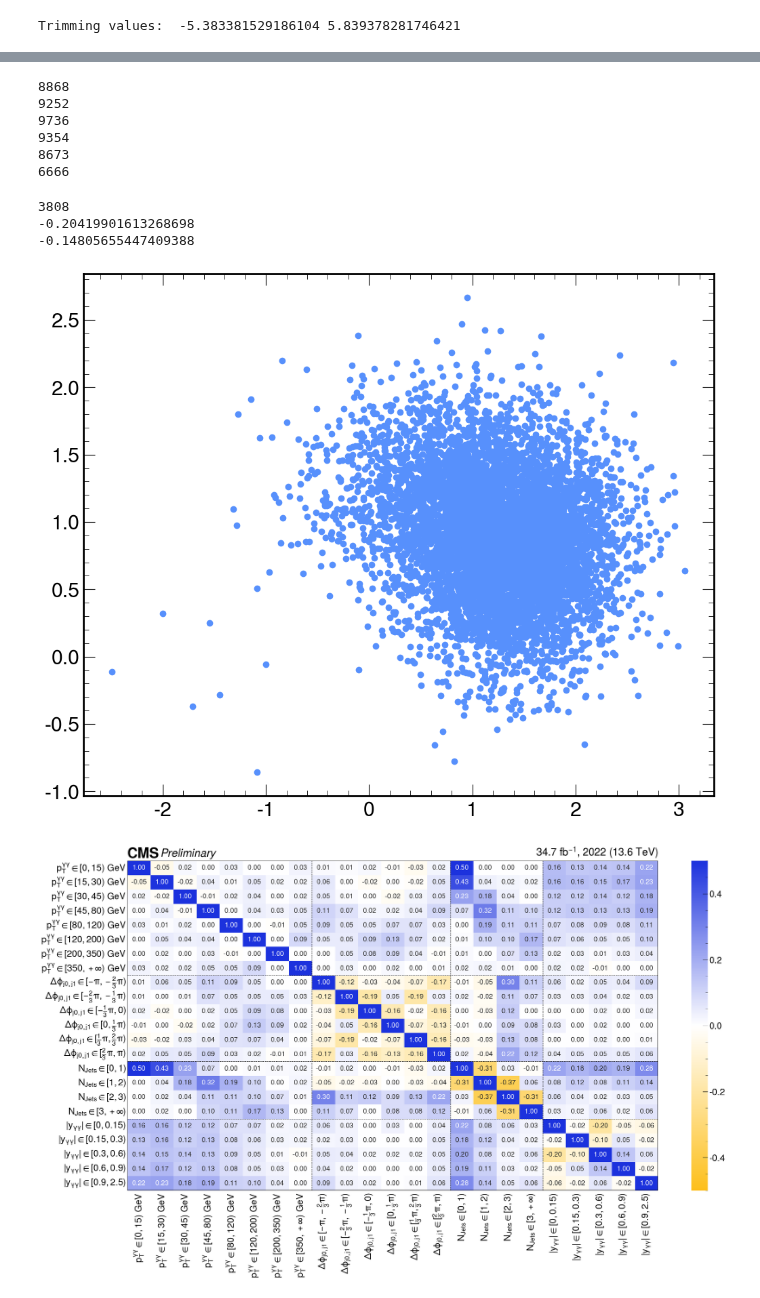
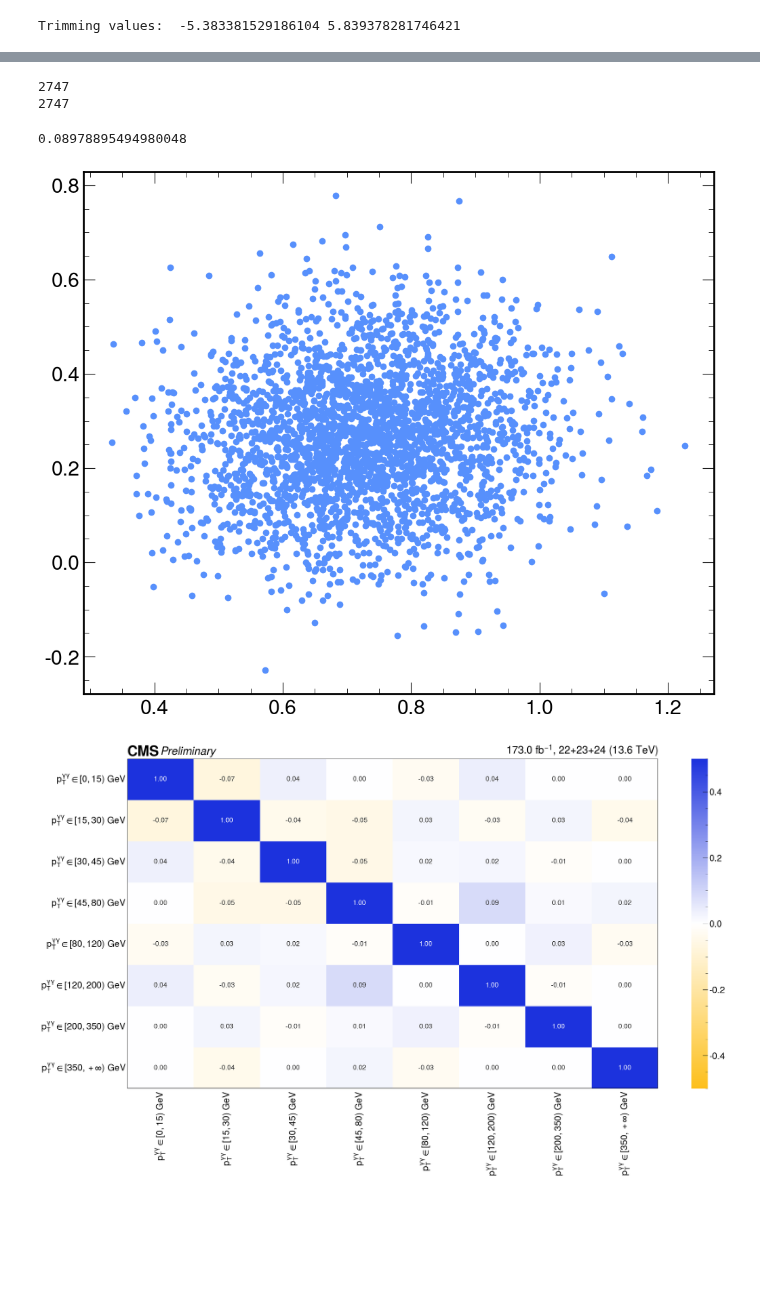
Before and after one commit to JaLuka98/flashggFinalFit, a Jupyter notebook: Replicas/corr_matrix/corr_matrix_simultan.ipynb, the cells around one changed output, grey strips where cells are left out. Drawn from its saved outputs; the diff is of its cells as text; code cells hidden in the pictures; blank space fills up the shorter version.

```diff
--- a/Replicas/corr_matrix/corr_matrix_simultan.ipynb
+++ b/Replicas/corr_matrix/corr_matrix_simultan.ipynb
@@ -386,25 +403,25 @@ df_rapidity_clean_untrimmed = df_rapidity_untrimmed[valid_rows_untrimmed]
 # mask_pth = (df_PTH != -999).all(axis=1)
 mask_pth = (df_PTH_untrimmed != -999).all(axis=1)
 
-# # Mask for df_NJ (True = valid, False = -999)
-# mask_nj = (df_NJ != -999).all(axis=1)
-mask_nj = (df_NJ_untrimmed != -999).all(axis=1)
+# # # Mask for df_NJ (True = valid, False = -999)
+# # mask_nj = (df_NJ != -999).all(axis=1)
+# mask_nj = (df_NJ_untrimmed != -999).all(axis=1)
 
-# # Mask for df_PTJ0 (True = valid, False = -999)
-# mask_ptj0 = (df_PTJ0 != -999).all(axis=1)
-mask_ptj0 = (df_PTJ0_untrimmed != -999).all(axis=1)
+# # # Mask for df_PTJ0 (True = valid, False = -999)
+# # mask_ptj0 = (df_PTJ0 != -999).all(axis=1)
+# mask_ptj0 = (df_PTJ0_untrimmed != -999).all(axis=1)
 
-# # Mask for df_DPhiJ0J1 (True = valid, False = -999)
-# mask_DPhiJ0J1 = (df_DPhiJ0J1 != -999).all(axis=1)
-mask_DPhiJ0J1 = (df_DPhiJ0J1_untrimmed != -999).all(axis=1)
+# # # Mask for df_DPhiJ0J1 (True = valid, False = -999)
+# # mask_DPhiJ0J1 = (df_DPhiJ0J1 != -999).all(axis=1)
+# mask_DPhiJ0J1 = (df_DPhiJ0J1_untrimmed != -999).all(axis=1)
 
-# Mask for df_rapidity (True = valid, False = -999)
-# mask_rapidity = (df_rapidity != -999).all(axis=1)
-mask_rapidity = (df_rapidity_untrimmed != -999).all(axis=1)
+# # Mask for df_rapidity (True = valid, False = -999)
+# # mask_rapidity = (df_rapidity != -999).all(axis=1)
+# mask_rapidity = (df_rapidity_untrimmed != -999).all(axis=1)
 
 # Combined mask (keep only rows valid in BOTH DataFrames)
 # valid_rows = mask_pth & mask_nj & mask_ptj0 & mask_DPhiJ0J1 & mask_rapidity
-valid_rows = mask_pth & mask_nj & mask_DPhiJ0J1 & mask_rapidity
+valid_rows = mask_pth
 # valid_rows = mask_pth & mask_nj & mask_ptj0 & mask_DPhiJ0J1
 # valid_rows = mask_DPhiJ0J1 & mask_rapidity
 # valid_rows = mask_pth & mask_nj & mask_rapidity & mask_ptj0
@@ -424,15 +441,15 @@ valid_rows = mask_pth & mask_nj & mask_DPhiJ0J1 & mask_rapidity
 # df_rapidity_clean = df_rapidity[valid_rows]
 
 df_PTH_clean = df_PTH_untrimmed[valid_rows]
-df_NJ_clean = df_NJ_untrimmed[valid_rows]
-df_PTJ0_clean = df_PTJ0_untrimmed[valid_rows]
-df_DPhiJ0J1_clean = df_DPhiJ0J1_untrimmed[valid_rows]
-df_rapidity_clean = df_rapidity_untrimmed[valid_rows]
+# df_NJ_clean = df_NJ_untrimmed[valid_rows]
+# df_PTJ0_clean = df_PTJ0_untrimmed[valid_rows]
+# df_DPhiJ0J1_clean = df_DPhiJ0J1_untrimmed[valid_rows]
+# df_rapidity_clean = df_rapidity_untrimmed[valid_rows]
 
 # --- Step 3: Compute Correlation Matrix ---
 # Combine columns (now aligned and cleaned)
 # df_combined = pd.concat([df_PTH_clean, df_DPhiJ0J1_clean, df_NJ_clean, df_PTJ0_clean, df_rapidity_clean], axis=1)
-df_combined = pd.concat([df_PTH_clean, df_DPhiJ0J1_clean, df_NJ_clean, df_rapidity_clean], axis=1)
+df_combined = pd.concat([df_PTH_clean], axis=1)
 # df_combined = pd.concat([df_PTH_clean, df_NJ_clean], axis=1)
 # df_combined = pd.concat([df_PTH_clean, df_NJ_clean, df_rapidity_clean], axis=1)
 # df_combined = pd.concat([df_PTH_clean, df_NJ_clean, df_rapidity_clean], axis=1)
@@ -473,20 +490,16 @@ df_combined
 # %%
 print(mask_pth_untrimmed.sum())
-print(mask_nj_untrimmed.sum())
-print(mask_PTJ0_untrimmed.sum())
-print(mask_DPhiJ0J1_untrimmed.sum())
-print(mask_rapidity_untrimmed.sum())
+# print(mask_nj_untrimmed.sum())
+# print(mask_PTJ0_untrimmed.sum())
+# print(mask_DPhiJ0J1_untrimmed.sum())
+# print(mask_rapidity_untrimmed.sum())
 
 print(valid_rows.sum())
 
 # print(list(mask_pth_untrimmed[mask_pth_untrimmed == False].index))
 # %% [output]
-8868
-9252
-9736
-9354
-8673
-6666
+2747
+2747
 # %%
 modified_corr_matrix = corr_matrix.copy()
 modified_corr_matrix = modified_corr_matrix.where(abs(modified_corr_matrix) >= 0.01, 0)  # Set values greater than 0.1 to 0
@@ -502,25 +515,23 @@ with open("/work/niharrin/t35/CMSSW_14_1_0_pre4/src/flashggFinalFit/Replicas/cor
 # print((df_PTH_clean["r_PTH_45p0_80p0"] < 2).sum())
 
 plt.figure(figsize=(12, 10))
-plt.scatter(x=df_combined["r_YH_0p0_0p15"], y=df_combined["r_YH_0p3_0p6"])
+plt.scatter(x=df_combined["r_PTH_120p0_200p0"], y=df_combined["r_PTH_45p0_80p0"])
 # plt.xlim(0.995,1.005)
 # plt.ylim(0.98,1.02)
 
 # plt.xlabel(translation["r_PTH_200p0_350p0"])
 # plt.ylabel(translation["r_PTH_45p0_80p0"])
 # plt.show()
-mask = (df_combined["r_YH_0p0_0p15"] > 0.5) & (df_combined["r_YH_0p0_0p15"] < 2.0) & (df_combined["r_YH_0p3_0p6"] > 0.5) & (df_combined["r_YH_0p3_0p6"] < 1.5)
+# mask = (df_combined["r_YH_0p0_0p15"] > 0.5) & (df_combined["r_YH_0p0_0p15"] < 2.0) & (df_combined["r_YH_0p3_0p6"] > 0.5) & (df_combined["r_YH_0p3_0p6"] < 1.5)
 
-print(mask.sum())
+# print(mask.sum())
 
-print(df_combined["r_YH_0p0_0p15"].corr(df_combined["r_YH_0p3_0p6"]))
-print(df_combined[mask]["r_YH_0p0_0p15"].corr(df_combined[mask]["r_YH_0p3_0p6"]))
-# print(df_PTH_clean["r_PTH_120p0_200p0"].corr(df_PTH_clean["r_PTH_15p0_30p0"]))
+print(df_combined["r_PTH_120p0_200p0"].corr(df_combined["r_PTH_45p0_80p0"]))
+# print(df_combined[mask]["r_YH_0p0_0p15"].corr(df_combined[mask]["r_YH_0p3_0p6"]))
+# # print(df_PTH_clean["r_PTH_120p0_200p0"].corr(df_PTH_clean["r_PTH_15p0_30p0"]))
 # %% [output]
-3808
--0.20419901613268698
--0.14805655447409388
+0.08978895494980048
-[figure, old version]
+[figure, new version]
 # %%
 # 1️⃣ Define your stops and RGB values
 stops = [0.0, 0.5, 1.0]
@@ -545,7 +556,8 @@ modified_corr_matrix_translated = modified_corr_matrix.rename(index=translation,
 
 plt.figure(figsize=(28, 14))
 plt.style.use(hep.style.CMS)
-hep.cms.label('Preliminary', data=True, lumi=34.7, com=13.6, year=2022)
+# hep.cms.label('Preliminary', data=True, lumi=34.7, com=13.6, year=2022)
+hep.cms.label('Preliminary', data=True, lumi=173.0, com=13.6, year="22+23+24")
 ax = sns.heatmap(modified_corr_matrix_translated, annot=True, cmap=custom_cmap, vmin=-0.5, vmax=0.5, annot_kws={"size": 16}, linewidths=0.0, linecolor='black', fmt=".2f")
 
 ax.tick_params(
@@ -558,36 +570,36 @@ ax.tick_params(
     labelbottom=True, # keep labels if you want
     labelleft=True    # keep labels if you want
 )
 
 # Get the number of rows and columns
 n_rows, n_cols = modified_corr_matrix_translated.shape
 
 # Add rectangle around the whole heatmap to complete the outer box
 rect = Rectangle(
     (0, 0),          # bottom left corner
     width=n_cols,    # number of columns
     height=n_rows,   # number of rows
     fill=False,      # no fill, just the edge
     edgecolor='black',
     linewidth=1.5
 )
 ax.add_patch(rect)
 
 # Define group boundaries (between variable blocks)
 group_boundaries = [8, 14, 18, 23]  # Example indices between variable blocks # 8, 14, 18, 23
 
 # Draw thick lines between groups
 for boundary in group_boundaries:
     ax.axhline(boundary, color='black', linewidth=1, linestyle='--')
     ax.axvline(boundary, color='black', linewidth=1, linestyle='--')
 
-plt.savefig(os.path.join(plot_dir, "correlation_matrix_obs_10k_finalVariables.pdf"), bbox_inches='tight')
-plt.savefig(os.path.join(plot_dir, "correlation_matrix_obs_10k_finalVariables.png"), bbox_inches='tight')
+plt.savefig(os.path.join(plot_dir, "correlation_matrix_obs_PTH_5k_combined_DPOff.pdf"), bbox_inches='tight')
+plt.savefig(os.path.join(plot_dir, "correlation_matrix_obs_PTH_5k_combined_DPOff.png"), bbox_inches='tight')
 # plt.show()
 
 # plt.close()
 # %% [output]
-[figure, old version]
+[figure, new version]
 # %%
 # Convert DataFrame to list of dictionaries
 modified_corr_matrix_dict = modified_corr_matrix.to_dict(orient="records")
```
Also changed, not shown: parts of 5 cells of this notebook, 5 other files.
